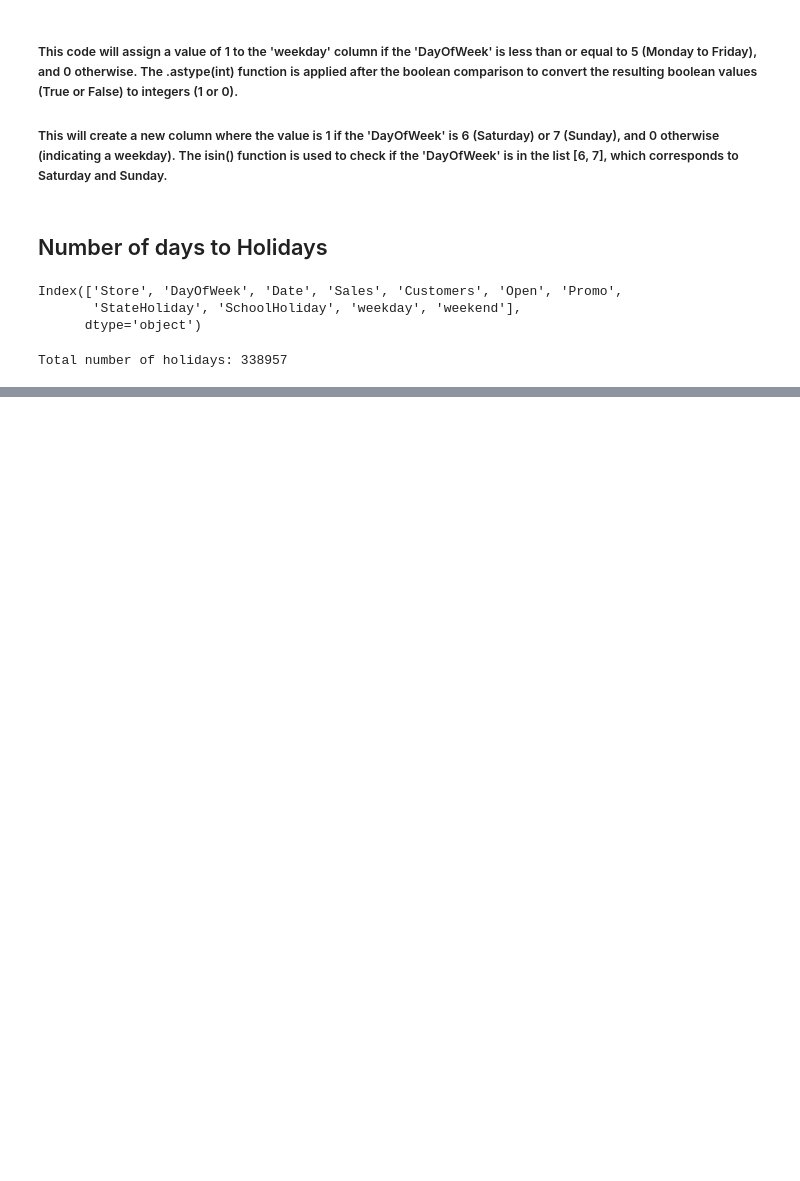
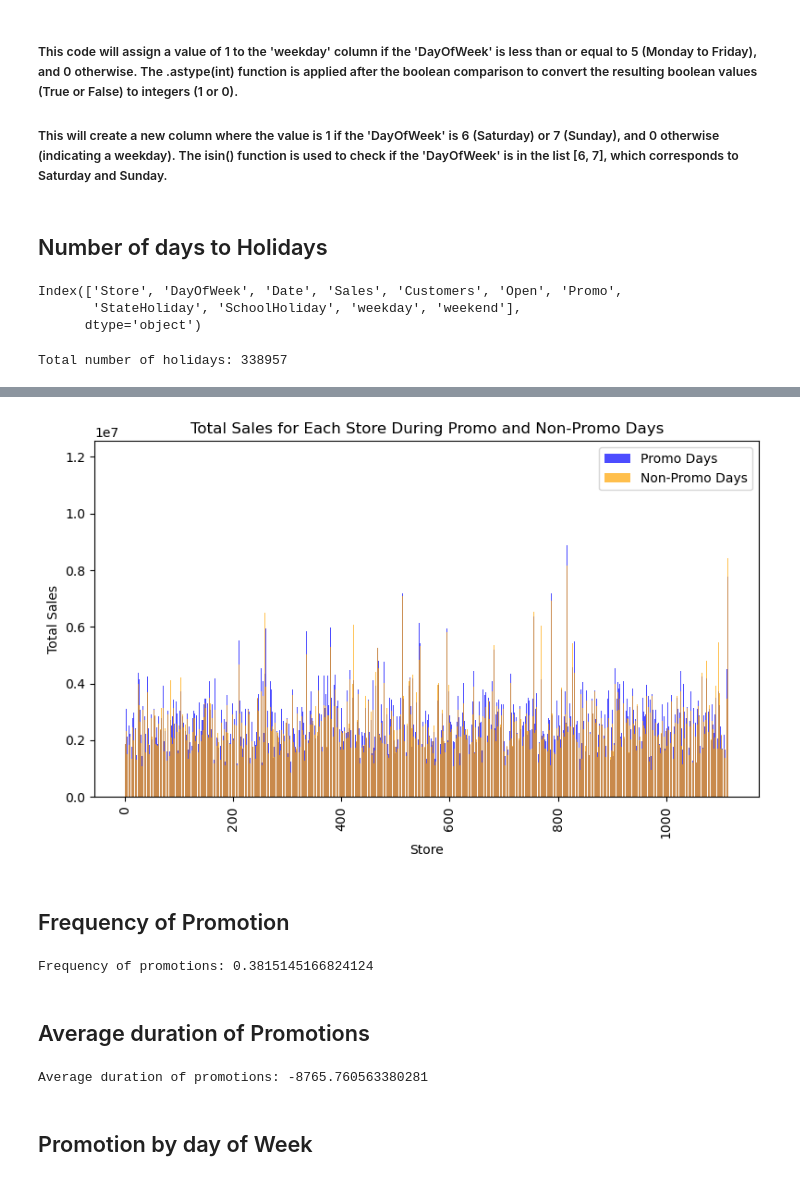
Before and after one commit to Hemamagam/Project-6--Pharmaceutical-Sale-Prediction-, a Jupyter notebook: Task_2_Prediction_of_store_sale.ipynb, the cells around one changed output, grey strips where cells are left out. Saved outputs shown, nothing was run; the diff lists cells and outputs as text; code cells hidden in the pictures; blank space fills up the shorter version.

```diff
--- a/Task_2_Prediction_of_store_sale.ipynb
+++ b/Task_2_Prediction_of_store_sale.ipynb
@@ -256,0 +375,45 @@ Total number of holidays: 338957
+# %%
+promo_sales = train_data[train_data['Promo'] == 1].groupby('Store')['Sales'].sum()
+non_promo_sales = train_data[train_data['Promo'] == 0].groupby('Store')['Sales'].sum()
+# %%
+plt.figure(figsize=(8, 5))
+plt.bar(promo_sales.index, promo_sales.values, color='blue', alpha=0.7, label='Promo Days')
+plt.bar(non_promo_sales.index, non_promo_sales.values, color='orange', alpha=0.7, label='Non-Promo Days')
+plt.xlabel('Store')
+plt.ylabel('Total Sales')
+plt.title('Total Sales for Each Store During Promo and Non-Promo Days')
+plt.legend()
+plt.xticks(rotation=90)
+plt.tight_layout()
+plt.show()
+# %% [output]
+[figure, added]
+# %% [markdown]
+## Frequency of Promotion
+# %%
+def calculate_promotion_frequency(df):
+    promotion_frequency = df['Promo'].mean()
+    return promotion_frequency
+
+# Example usage:
+promotion_frequency = calculate_promotion_frequency(train_data)
+print("Frequency of promotions:", promotion_frequency)
+# %% [output]
+Frequency of promotions: 0.3815145166824124
+# %% [markdown]
+## Average duration of Promotions
+# %%
+def calculate_average_promo_duration(df):
+    promo_start_indices = df[df['Promo'].diff() == 1].index
+    promo_end_indices = df[df['Promo'].diff() == -1].index
+    promo_durations = [end - start + 1 for start, end in zip(promo_start_indices, promo_end_indices)]
+    average_promo_duration = sum(promo_durations) / len(promo_durations) if promo_durations else 0
+    return average_promo_duration
+
+# Example usage:
+average_promo_duration = calculate_average_promo_duration(train_data)
+print("Average duration of promotions:", average_promo_duration)
+# %% [output]
+Average duration of promotions: -8765.760563380281
+# %% [markdown]
+## Promotion by day of Week
```
Also changed, not shown: parts of 27 cells of this notebook.
